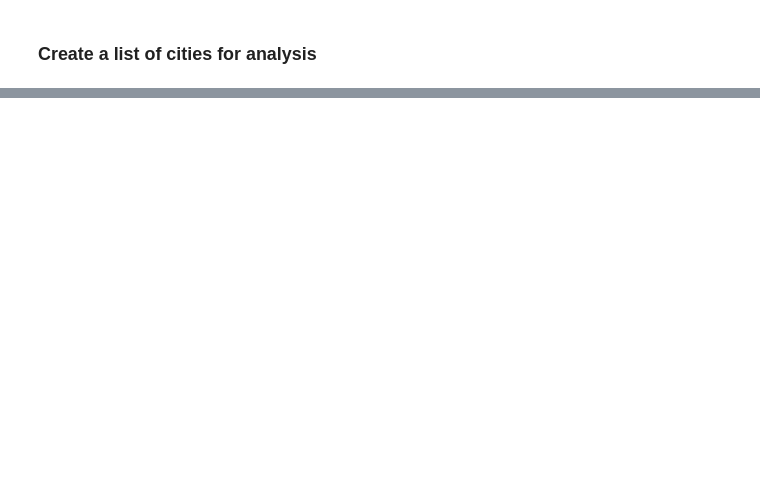
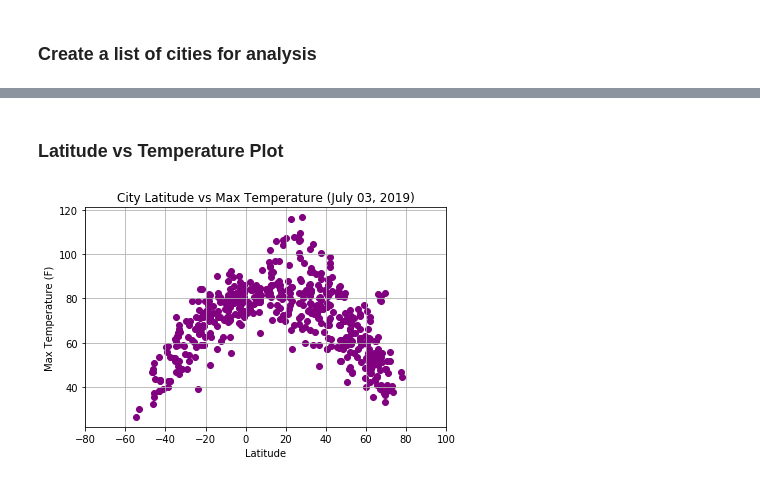
Before and after one commit to pamcuellas/WeatherPyAnalysis, a Jupyter notebook: WeatherPyAnalysis.ipynb, the cells around one changed output, grey strips where cells are left out. Drawn from its saved outputs; the diff is of its cells as text; code cells hidden in the pictures; blank space fills up the shorter version.

```diff
--- a/WeatherPyAnalysis.ipynb
+++ b/WeatherPyAnalysis.ipynb
@@ -183,0 +61,15 @@ pprint(articles_list)
+# %%
+# Create the new fields for city.
+df_cities["Cloudiness"] = ""
+df_cities["Date"] = ""
+df_cities["Humidity"] = 0
+df_cities["Lat"] = 0.0
+df_cities["Lng"] = 0.0
+df_cities["Max Temp"] = 0.0
+df_cities["Wind Speed"] = 0.0
+
+# Set units to get the temperature in fahrenheit
+units = "imperial"
+
+# Set the default URL.
+url = f"http://api.openweathermap.org/data/2.5/weather?APPID={api_key}&units={units}"
@@ -183,0 +173,42 @@ pprint(articles_list)
+# %% [markdown]
+### Latitude vs Temperature Plot
+# %%
+# Set Latitude for x axis
+x_axis = df_cities["Lat"].tolist()
+# Set Max Temperature for y axis
+y_axis = df_cities["Max Temp"].tolist()
+
+# Set Line Trend
+# z = np.polyfit(x_axis, y_axis, 1)
+# p = np.poly1d(z)
+# plt.plot(x_axis,p(x_axis),"g--")
+
+plt.grid(True)
+
+plt.scatter(x_axis, y_axis, marker="o",color="purple")
+
+
+# Set x and y limits
+plt.xlim(-80, 100)
+# plt.ylim(-100, 150)
+
+# Set Title
+# Get the analysis date and format it
+analisys_date = df_cities.loc[0:0]["Date"][0]
+analisys_date = analisys_date[0:10]
+dt = datetime.datetime.strptime(analisys_date, '%Y-%m-%d')
+analisys_date = dt.strftime("%B %d, %Y")
+plt.title(f"City Latitude vs Max Temperature ({analisys_date})")
+
+# Set labels
+plt.xlabel("Latitude")
+plt.ylabel("Max Temperature (F)")
+
+# Save the Figure
+# plt.savefig("tumor_response_to_treatment.png")
+
+# Show the Figure
+plt.tight_layout()
+plt.show()
+# %% [output]
+[figure, added]
```
Also changed, not shown: parts of 18 cells of this notebook, 1 other file.
